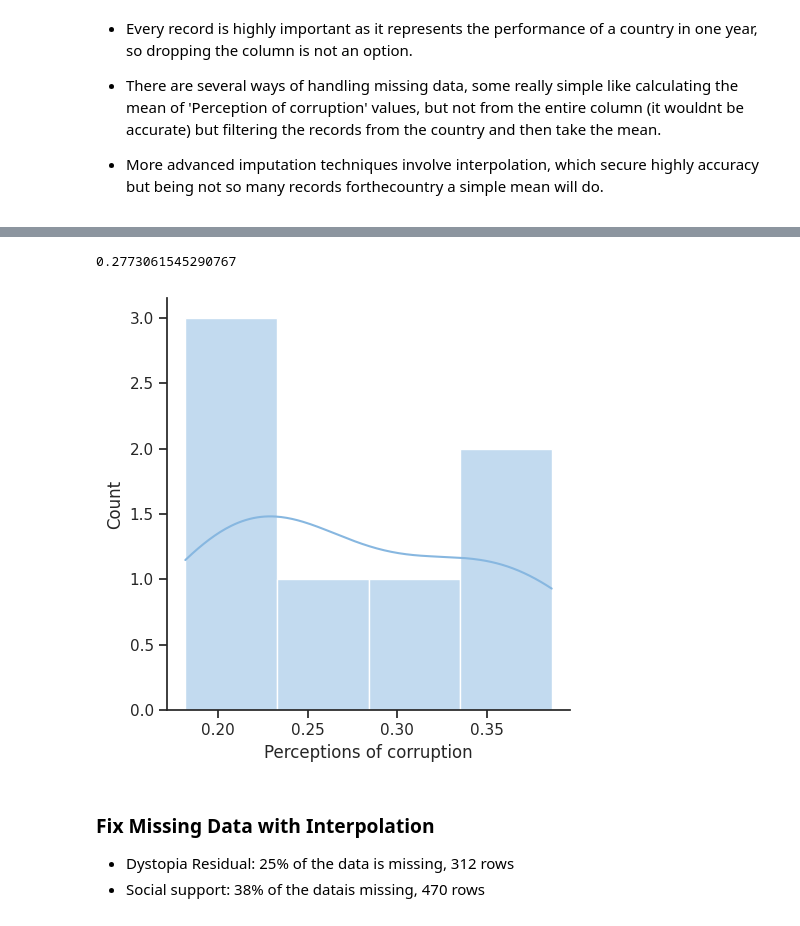
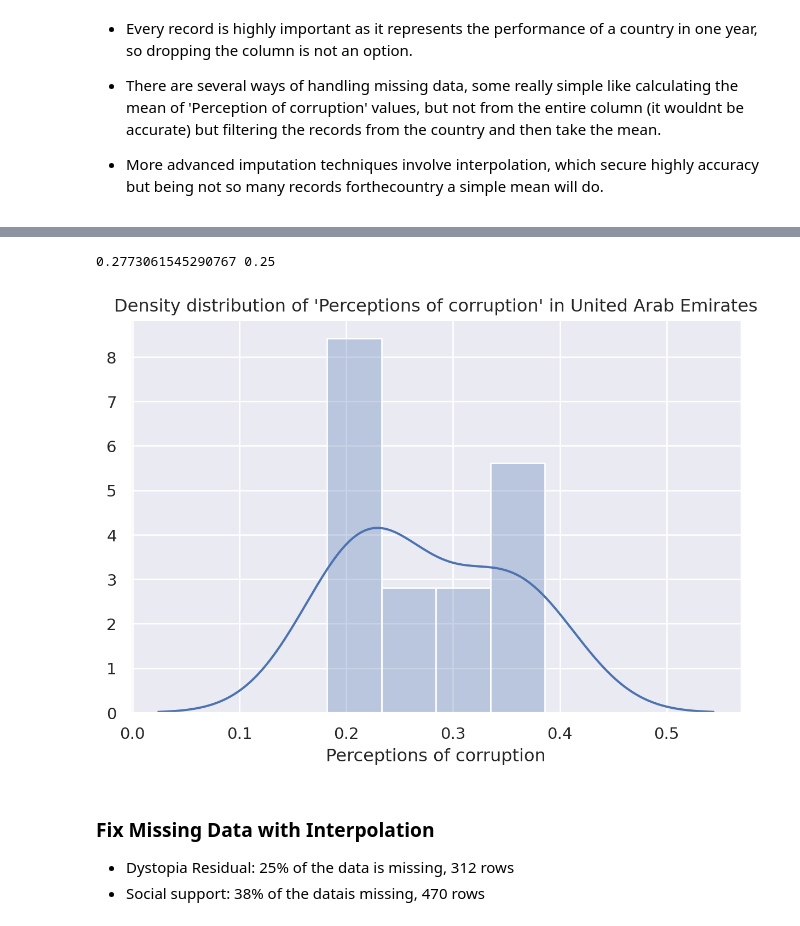
Before and after one commit to gabis96/ML-models-comparison, a Jupyter notebook: notebooks/2.feature_engineering.ipynb, the cells around one changed output, grey strips where cells are left out. Drawn from its saved outputs; the diff is of its cells as text; code cells hidden in the pictures.

Commit message:
Update plots to new seaborn api.

```diff
--- a/notebooks/2.feature_engineering.ipynb
+++ b/notebooks/2.feature_engineering.ipynb
@@ -10,9 +10,12 @@ import pandas as pd
 import seaborn as sns
 import matplotlib.pyplot as plt
 
+# newest interface
+from seaborn import axes_style, objects as so
+from matplotlib.figure import Figure
+
 # Set plots theme
-palette = sns.color_palette(palette="blend:#87b7e0,#cf604a")
-sns.set_theme(style="ticks", palette=palette, color_codes=True)
+sns.set_theme(style="dark", palette=('#87b7e0','#cf604a'), color_codes=True)
 # %%
 df = pd.read_csv('../data/processed/WorldHappinees.csv')
 df
@@ -114,13 +119,17 @@ emirates_df
 | 959 | 2021 | United Arab Emirates | 25 | 6.5610 | 0.670000 | 0.236000 | 0.594000 | ... |
 | 1107 | 2022 | United Arab Emirates | 24 | 6.5760 | 0.702000 | 0.204000 | 0.633000 | ... |
 # %%
-# Impute via mean
-# Mean Imputation is a great choice, if distribution is normal or close to normal.
+# Mean and median imputation is a great choice, if distribution is normal or close to normal.
 # In case of skewed distribution we shoud go with meadian value.
+print(emirates_df["Perceptions of corruption"].mean(), emirates_df["Perceptions of corruption"].median())
 
-sns.displot(emirates_df, x="Perceptions of corruption", kde=True)
-emirates_df["Perceptions of corruption"].mean()
+(
+    so.Plot(emirates_df, x="Perceptions of corruption")
+    .add(so.Bars(alpha=.3), so.Hist("density"))
+    .add(so.Line(), so.KDE())
+    .label(title="Density distribution of 'Perceptions of corruption' in United Arab Emirates")
+)
 # %% [output]
-0.2773061545290767
+0.2773061545290767 0.25
-[figure, old version]
+[figure, new version]
 # %%
```
Also changed, not shown: parts of 21 cells of this notebook, 1 other file.
